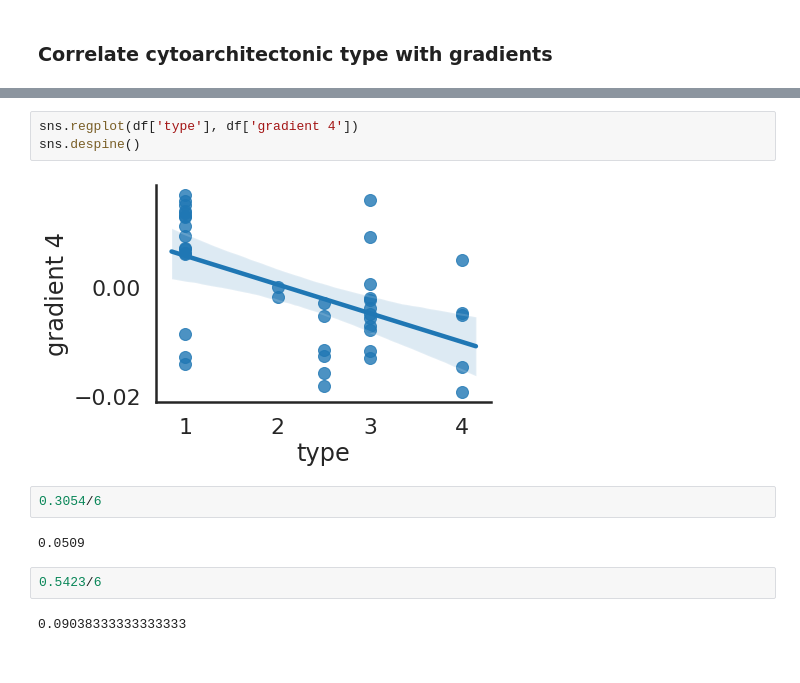
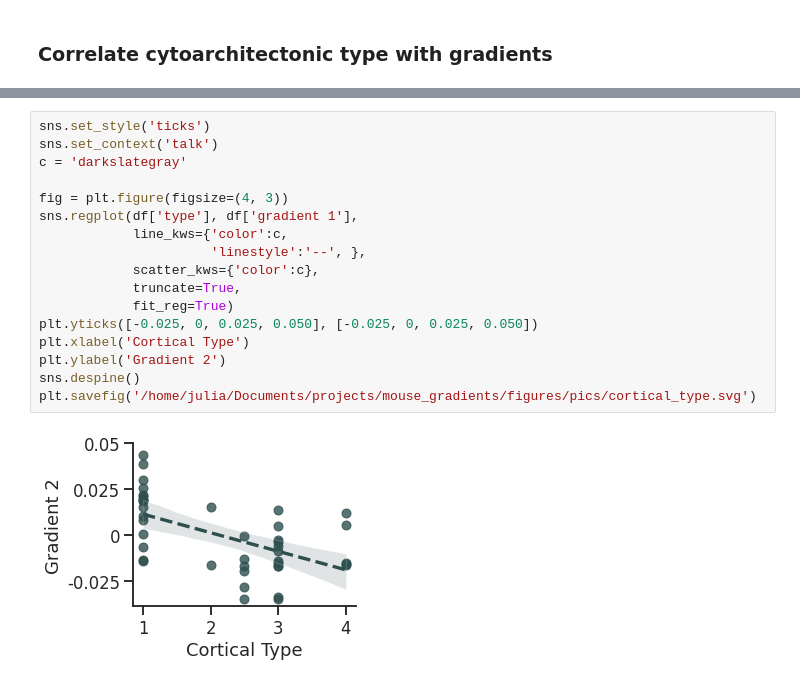
Before and after one commit to juhuntenburg/mouse_gradients, a Jupyter notebook: 08_Cytoarchitectonic_Type.ipynb, the cells around one changed output, grey strips where cells are left out. Cells and saved outputs as stored; diff of their text form.

```diff
--- a/08_Cytoarchitectonic_Type.ipynb
+++ b/08_Cytoarchitectonic_Type.ipynb
@@ -91,13 +86,19 @@ sns.despine()
-# %%
-sns.regplot(df['type'], df['gradient 4'])
-sns.despine()
-# %% [output]
-[figure, removed]
-# %%
-0.3054/6
-# %% [output]
-0.0509
-# %%
-0.5423/6
-# %% [output]
-0.09038333333333333
+# %%
+sns.set_style('ticks')
+sns.set_context('talk')
+c = 'darkslategray'
+
+fig = plt.figure(figsize=(4, 3))
+sns.regplot(df['type'], df['gradient 1'],
+            line_kws={'color':c,
+                      'linestyle':'--', },
+            scatter_kws={'color':c},
+            truncate=True,
+            fit_reg=True)
+plt.yticks([-0.025, 0, 0.025, 0.050], [-0.025, 0, 0.025, 0.050])
+plt.xlabel('Cortical Type')
+plt.ylabel('Gradient 2')
+sns.despine()
+plt.savefig('/home/julia/Documents/projects/mouse_gradients/figures/pics/cortical_type.svg')
+# %% [output]
+[figure, added]
```
Also changed, not shown: parts of 2 cells of this notebook, 3 other files.
